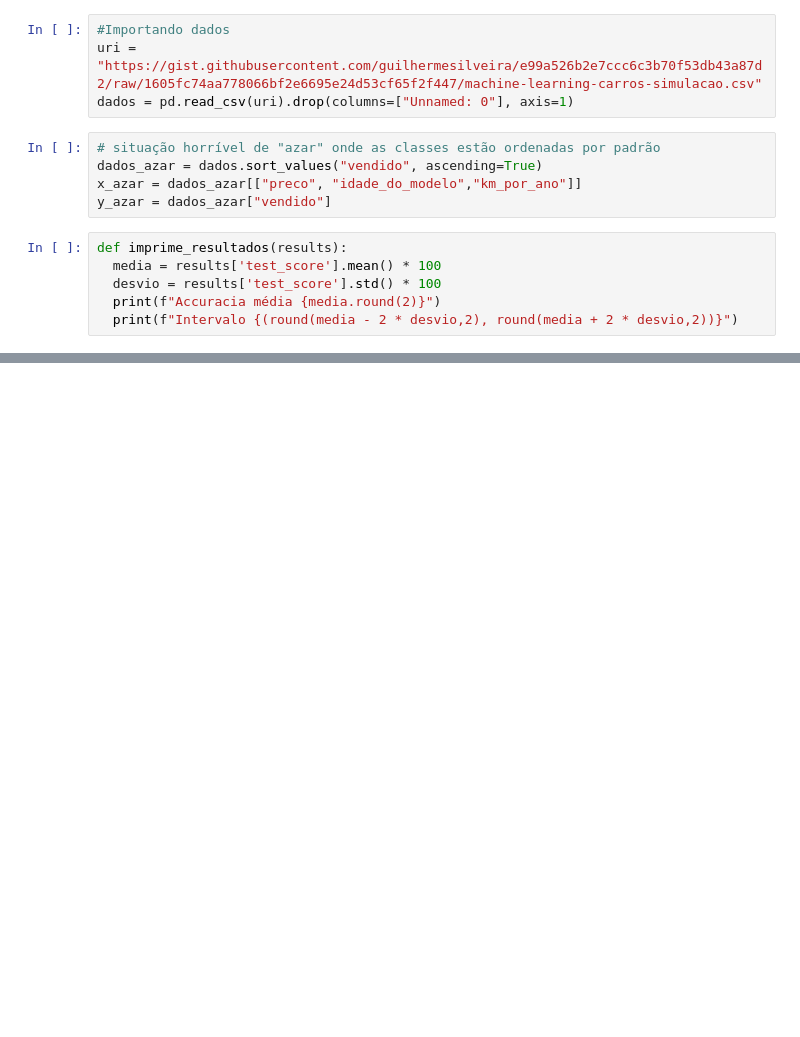
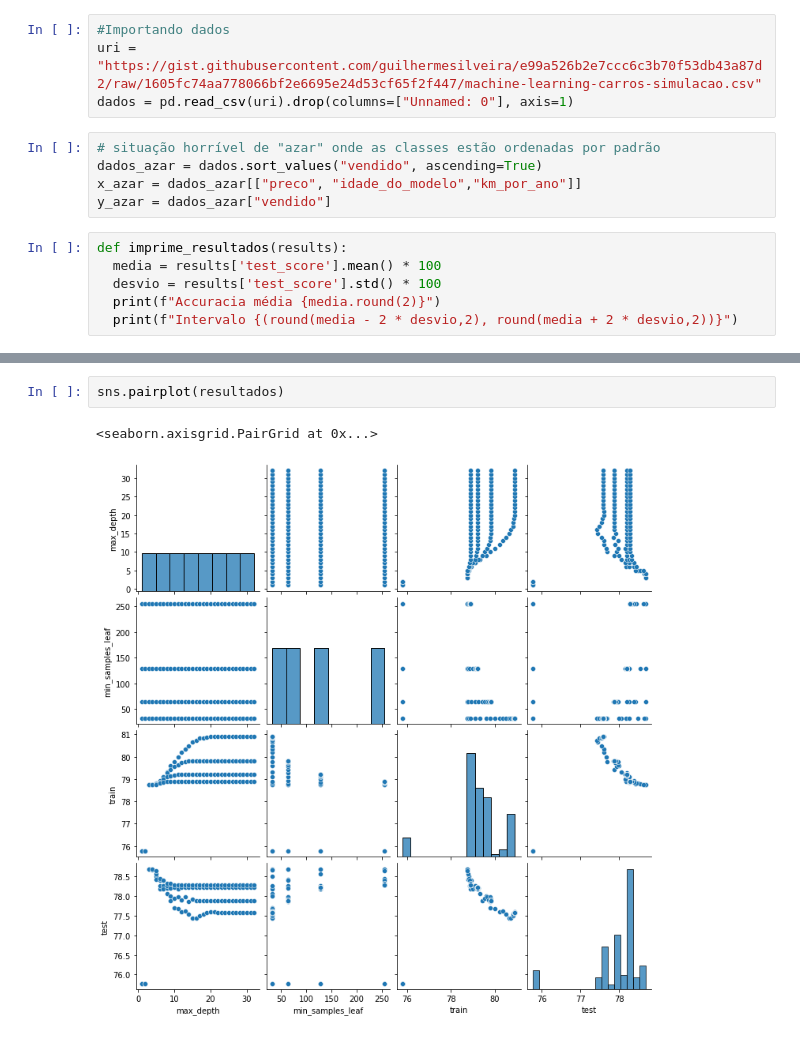
Before and after one commit to FranciscoFoz/machine-learning-training, a Jupyter notebook: Aprendizado Supervisionado/Classificação/8_Otimizacao_de_hiperparametros.ipynb, the cells around one changed output, grey strips where cells are left out. Drawn from its saved outputs; the diff is of its cells as text; blank space fills up the shorter version.

```diff
--- a/Aprendizado Supervisionado/Classificação/8_Otimizacao_de_hiperparametros.ipynb
+++ b/Aprendizado Supervisionado/Classificação/8_Otimizacao_de_hiperparametros.ipynb
@@ -168,0 +251,5 @@ modelo.
+# %%
+sns.pairplot(resultados)
+# %% [output]
+<seaborn.axisgrid.PairGrid at 0x...>
+[figure, added]
```
Also changed, not shown: parts of 39 cells of this notebook.
